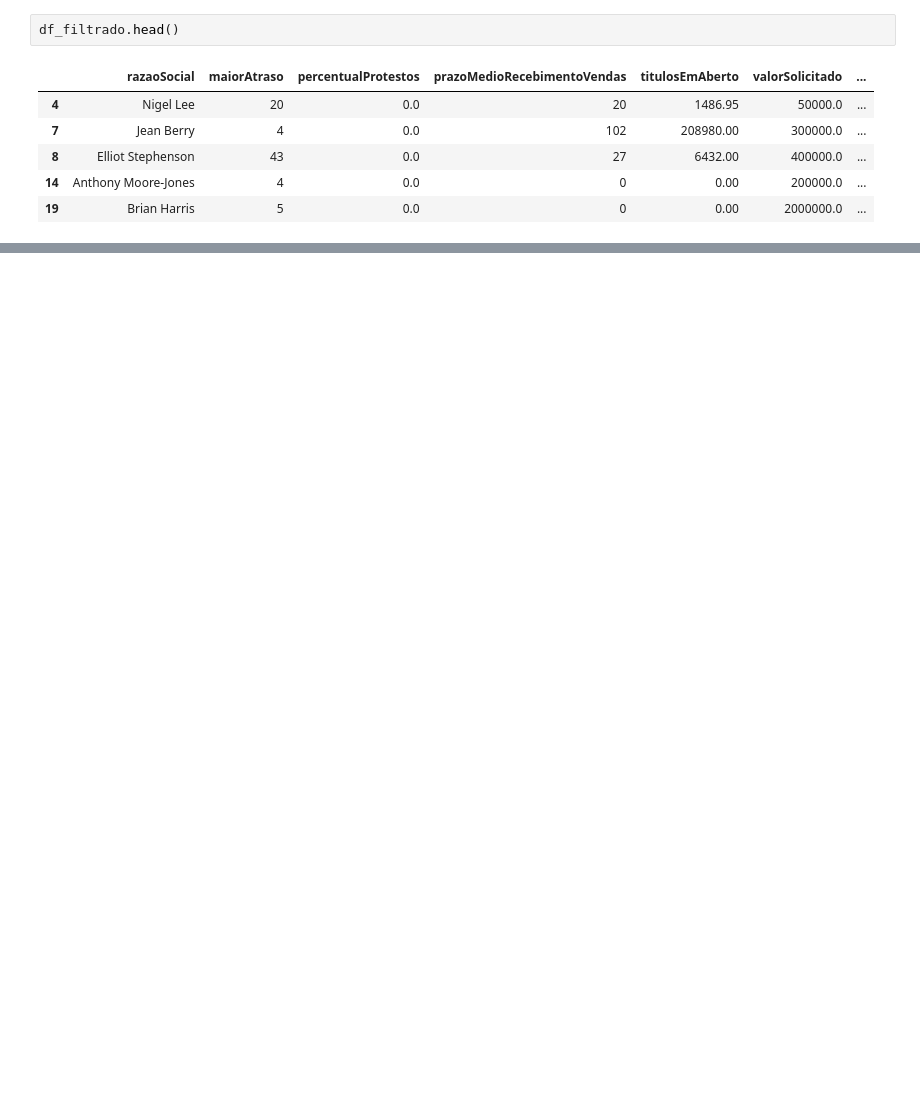
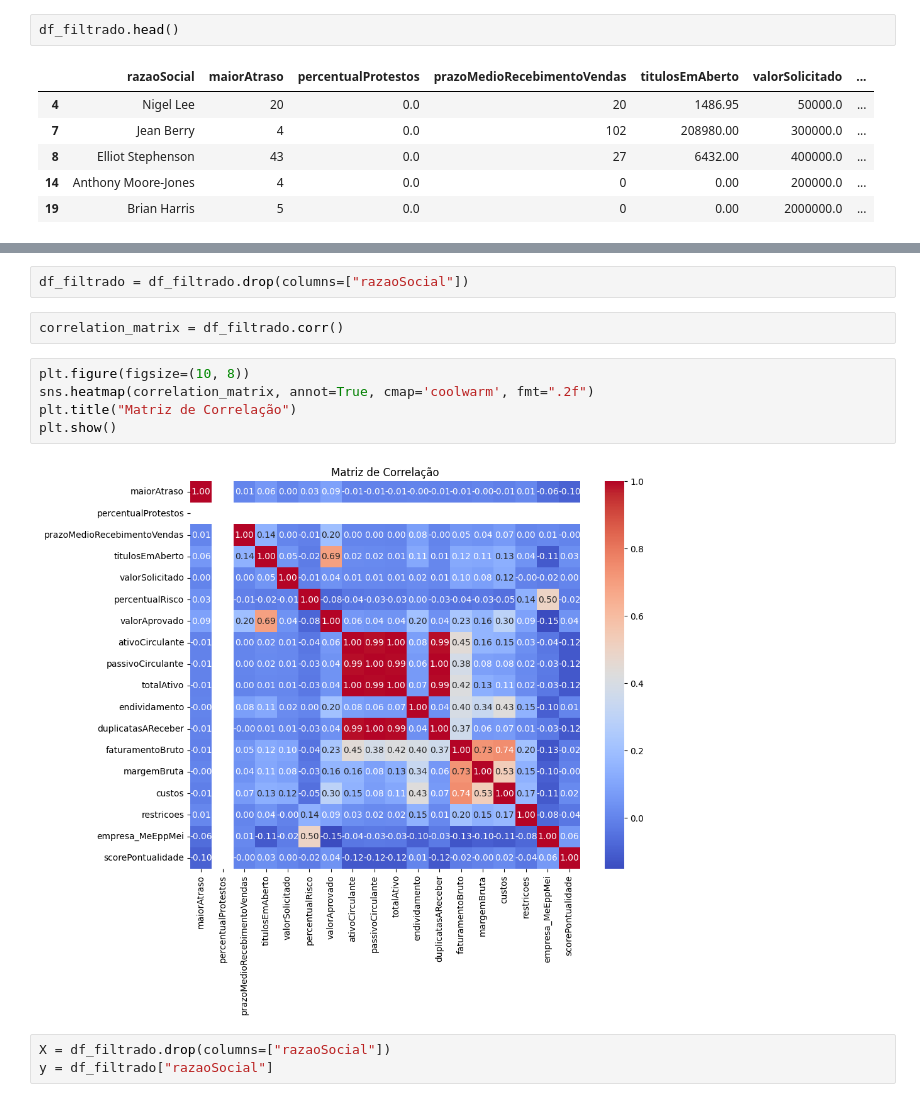
Before and after one commit to Attent1/CP2-IA, a Jupyter notebook: CP2.ipynb, the cells around one changed output, grey strips where cells are left out. Saved outputs shown, nothing was run; the diff lists cells and outputs as text; blank space fills up the shorter version.

```diff
--- a/CP2.ipynb
+++ b/CP2.ipynb
@@ -92,3 +127,17 @@ restricoes                        2
 empresa_MeEppMei                  2
 scorePontualidade               279
 dtype: int64
+# %%
+df_filtrado = df_filtrado.drop(columns=["razaoSocial"])
+# %%
+correlation_matrix = df_filtrado.corr()
+# %%
+plt.figure(figsize=(10, 8))
+sns.heatmap(correlation_matrix, annot=True, cmap='coolwarm', fmt=".2f")
+plt.title("Matriz de Correlação")
+plt.show()
+# %% [output]
+[figure, added]
+# %%
+X = df_filtrado.drop(columns=["razaoSocial"])
+y = df_filtrado["razaoSocial"]
```
Also changed, not shown: parts of 19 cells of this notebook.
